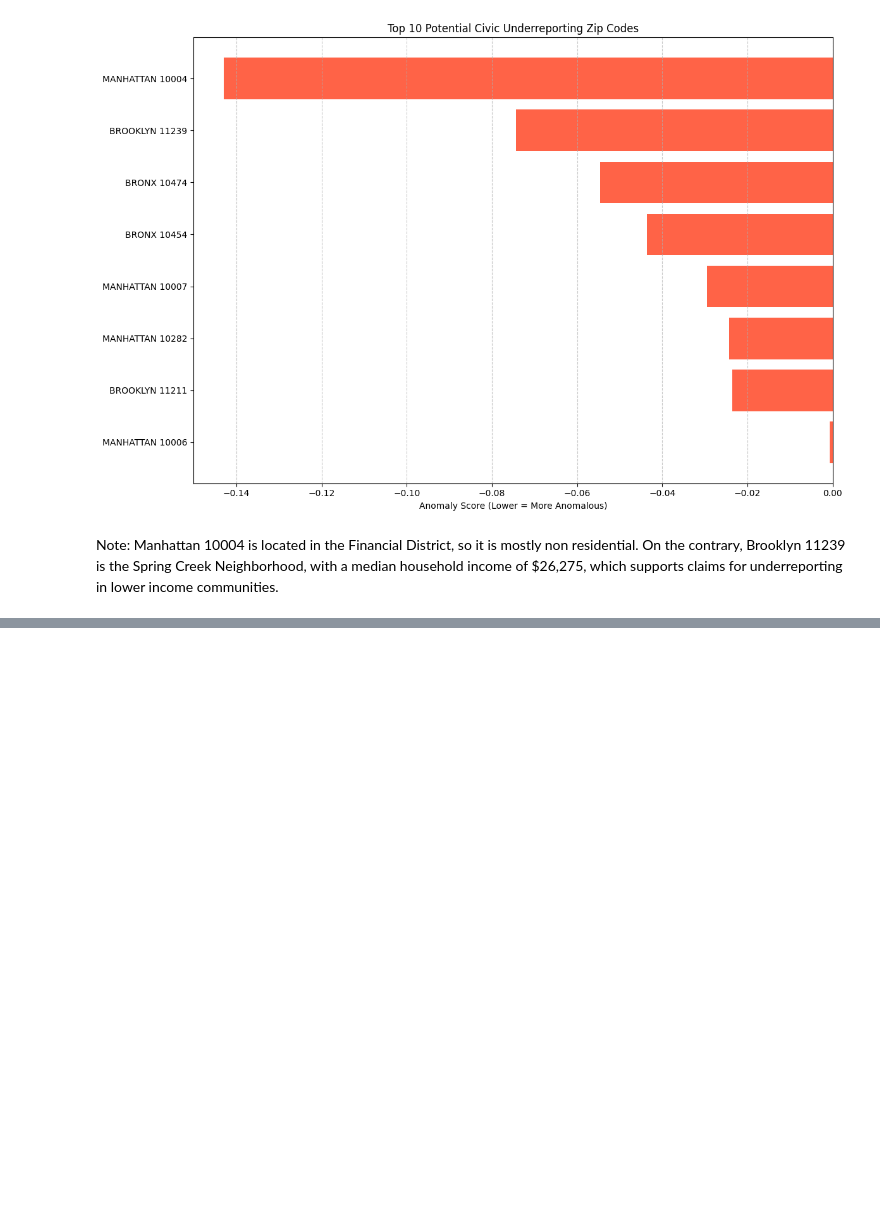
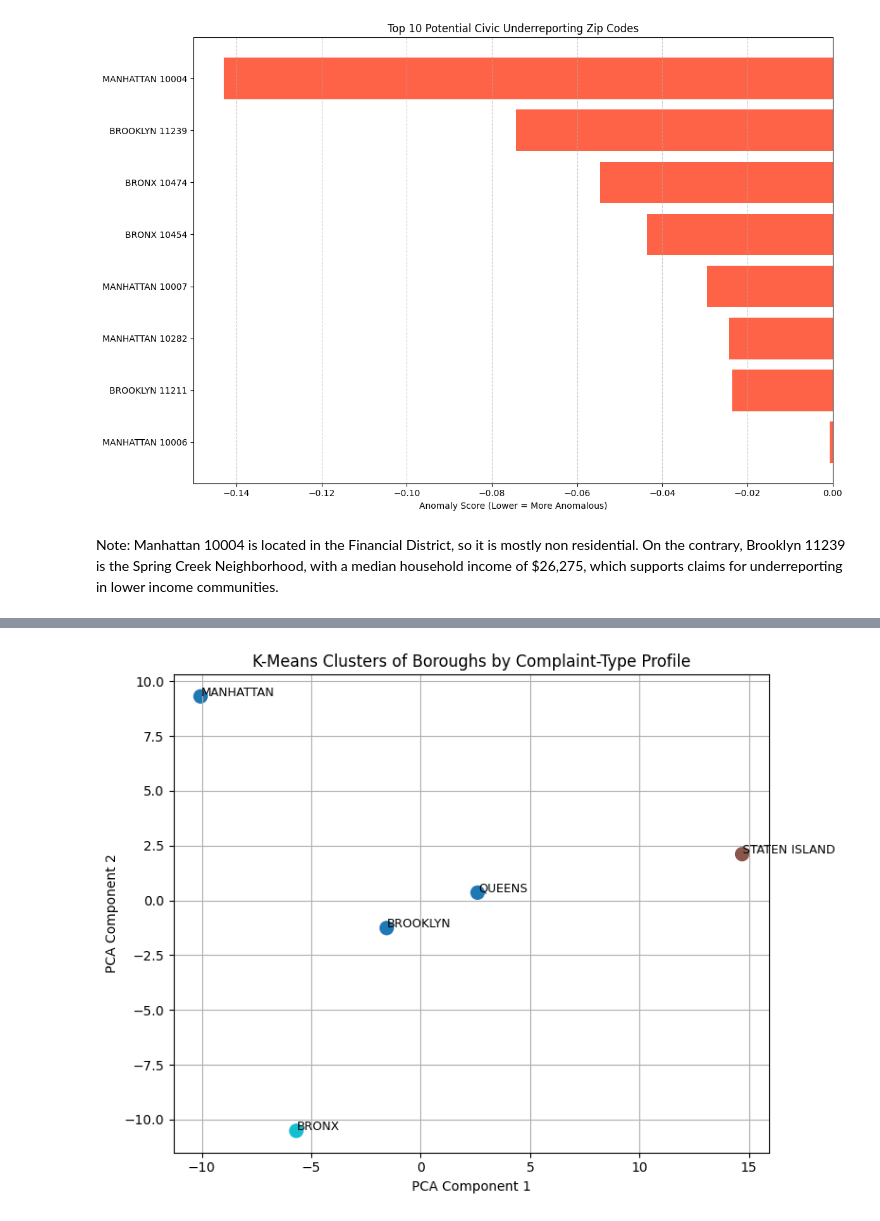
Before and after one commit to kevingutierrez04/311-calls-ny, a Jupyter notebook: ML_models.ipynb, the cells around one changed output, grey strips where cells are left out. Cells and saved outputs as stored; diff of their text form; code cells hidden in the pictures; blank space fills up the shorter version.

```diff
--- a/ML_models.ipynb
+++ b/ML_models.ipynb
@@ -166,0 +426,83 @@ Note: Manhattan 10004 is located in the Financial District, so it is mostly non
+# %%
+# %% Unsupervised Clustering of Borough Complaint Patterns with K-Means
+
+import pandas as pd
+from sklearn.cluster import KMeans
+from sklearn.preprocessing import StandardScaler
+from sklearn.decomposition import PCA
+import matplotlib.pyplot as plt
+
+df = pd.read_csv('./merged_nyc_311_census_data.csv', parse_dates=['created_date'])
+
+# 1a) REMOVE the “Unspecified” borough
+df = df[df['borough'].str.upper() != 'UNSPECIFIED'].copy()
+
+# 2) Pivot to get counts of each complaint type per borough
+complaints = (
+    df
+    .groupby(['borough', 'complaint_type'])
+    .size()
+    .unstack(fill_value=0)
+)
+
+# 3) Normalize by total complaints in each borough so we cluster on proportions
+complaints_norm = complaints.div(complaints.sum(axis=1), axis=0)
+
+# 4) Standardize features (zero mean, unit variance)
+scaler = StandardScaler()
+X = scaler.fit_transform(complaints_norm)
+
+# 5) Run K-Means (here: 3 clusters; feel free to adjust)
+kmeans = KMeans(n_clusters=3, random_state=42)
+labels = kmeans.fit_predict(X)
+complaints_norm['cluster'] = labels
+
+# 6) Reduce to 2D for visualization via PCA
+pca = PCA(n_components=2, random_state=42)
+pcs = pca.fit_transform(X)
+
+# 7) Scatter plot of boroughs in PCA space, colored by cluster
+plt.figure(figsize=(8, 6))
+plt.scatter(pcs[:, 0], pcs[:, 1], c=labels, cmap='tab10', s=100)
+for i, borough in enumerate(complaints_norm.index):
+    plt.text(pcs[i, 0] + 0.02, pcs[i, 1] + 0.02, borough, fontsize=9)
+plt.title("K-Means Clusters of Boroughs by Complaint-Type Profile")
+plt.xlabel("PCA Component 1")
+plt.ylabel("PCA Component 2")
+plt.grid(True)
+plt.tight_layout()
+plt.show()
+
+# 8) Print out which cluster each borough belongs to
+print("Borough → Cluster assignment:")
+print(complaints_norm['cluster'])
+
+# 5) Zip each complaint_type to its PC1 & PC2 loading
+features = complaints_norm.columns.tolist()
+pc1_loadings = list(zip(features, pca.components_[0]))
+pc2_loadings = list(zip(features, pca.components_[1]))
+
+# 6) Sort and grab top/bottom 5 for each
+top3_pc1    = sorted(pc1_loadings, key=lambda x: x[1], reverse=True)[:3]
+bottom3_pc1 = sorted(pc1_loadings, key=lambda x: x[1])[:3]
+top3_pc2    = sorted(pc2_loadings, key=lambda x: x[1], reverse=True)[:3]
+bottom3_pc2 = sorted(pc2_loadings, key=lambda x: x[1])[:3]
+
+# 7) Print results
+print("Top 3 positive contributors to PC1:")
+for feat, val in top3_pc1:
+    print(f"  {feat:30s} {val:.3f}")
+
+print("\nTop 3 negative contributors to PC1:")
+for feat, val in bottom3_pc1:
+    print(f"  {feat:30s} {val:.3f}")
+
+print("\nTop 3 positive contributors to PC2:")
+for feat, val in top3_pc2:
+    print(f"  {feat:30s} {val:.3f}")
+
+print("\nTop 3 negative contributors to PC2:")
+for feat, val in bottom3_pc2:
+    print(f"  {feat:30s} {val:.3f}")
+# %% [output]
+[figure, added]
```
Also changed, not shown: parts of 11 cells of this notebook, 2 other files.
